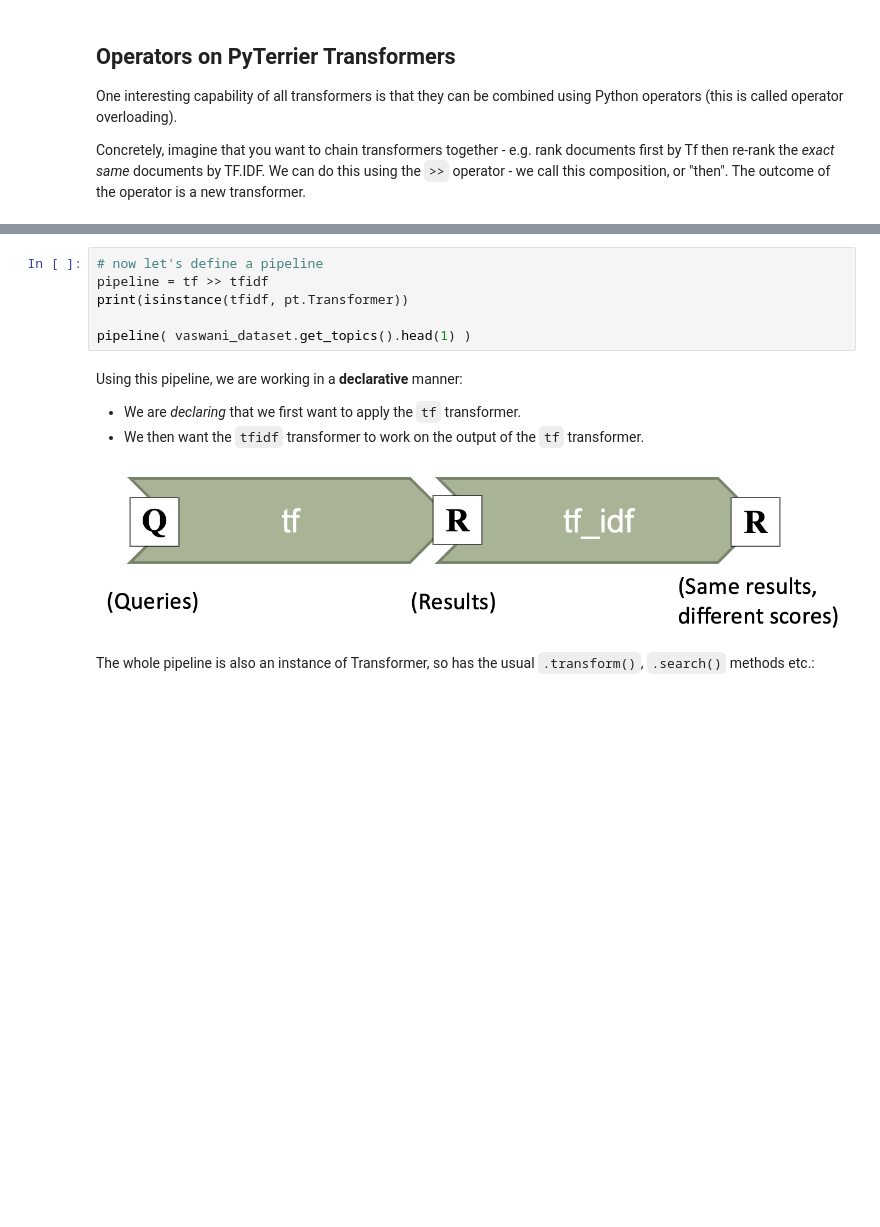
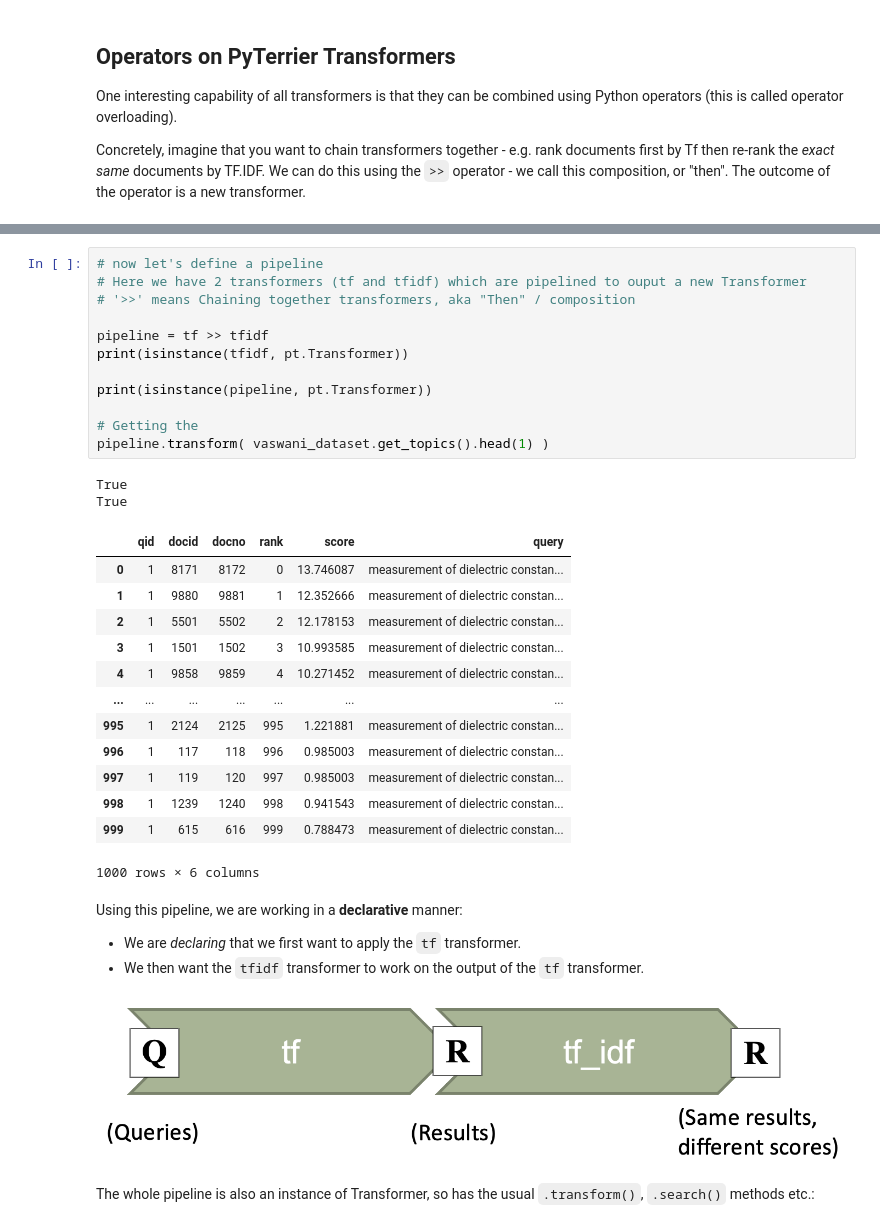
Before and after one commit to ayush-96/msc-data-science, a Jupyter notebook: information_retrieval/Information_Retrieval_(H_M)_2025_Lab_1_TEMPLATE.ipynb, the cells around one changed output, grey strips where cells are left out. Drawn from its saved outputs; the diff is of its cells as text; blank space fills up the shorter version.

```diff
--- a/information_retrieval/Information_Retrieval_(H_M)_2025_Lab_1_TEMPLATE.ipynb
+++ b/information_retrieval/Information_Retrieval_(H_M)_2025_Lab_1_TEMPLATE.ipynb
@@ -285,9 +536,31 @@ tf( vaswani_dataset.get_topics().head(1) )
 # %%
 # now let's define a pipeline
+# Here we have 2 transformers (tf and tfidf) which are pipelined to ouput a new Transformer
+# '>>' means Chaining together transformers, aka "Then" / composition
+
 pipeline = tf >> tfidf
 print(isinstance(tfidf, pt.Transformer))
 
-pipeline( vaswani_dataset.get_topics().head(1) )
+print(isinstance(pipeline, pt.Transformer))
+
+# Getting the
+pipeline.transform( vaswani_dataset.get_topics().head(1) )
+# %% [output]
+True
+True
+|  | qid | docid | docno | rank | score | query |
+| 0 | 1 | 8171 | 8172 | 0 | 13.746087 | measurement of dielectric constan... |
+| 1 | 1 | 9880 | 9881 | 1 | 12.352666 | measurement of dielectric constan... |
+| 2 | 1 | 5501 | 5502 | 2 | 12.178153 | measurement of dielectric constan... |
+| 3 | 1 | 1501 | 1502 | 3 | 10.993585 | measurement of dielectric constan... |
+| 4 | 1 | 9858 | 9859 | 4 | 10.271452 | measurement of dielectric constan... |
+| ... | ... | ... | ... | ... | ... | ... |
+| 995 | 1 | 2124 | 2125 | 995 | 1.221881 | measurement of dielectric constan... |
+| 996 | 1 | 117 | 118 | 996 | 0.985003 | measurement of dielectric constan... |
+| 997 | 1 | 119 | 120 | 997 | 0.985003 | measurement of dielectric constan... |
+| 998 | 1 | 1239 | 1240 | 998 | 0.941543 | measurement of dielectric constan... |
+| 999 | 1 | 615 | 616 | 999 | 0.788473 | measurement of dielectric constan... |
+1000 rows × 6 columns
 # %% [markdown]
 Using this pipeline, we are working in a **declarative** manner:
  - We are *declaring* that we first want to apply the `tf` transformer.
```
Also changed, not shown: parts of 31 cells of this notebook.
